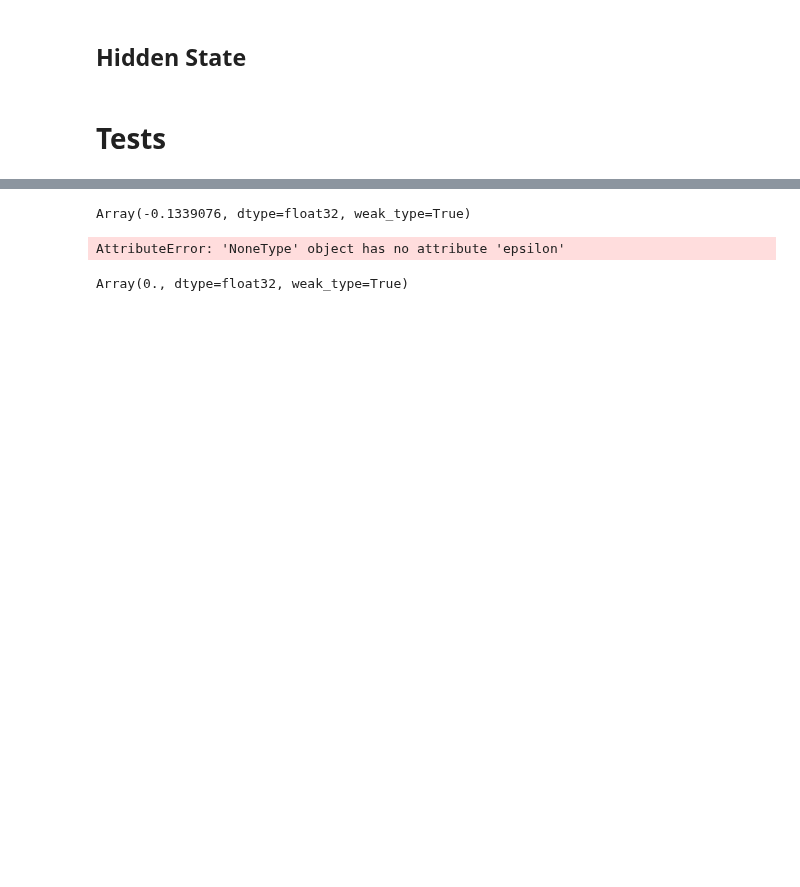
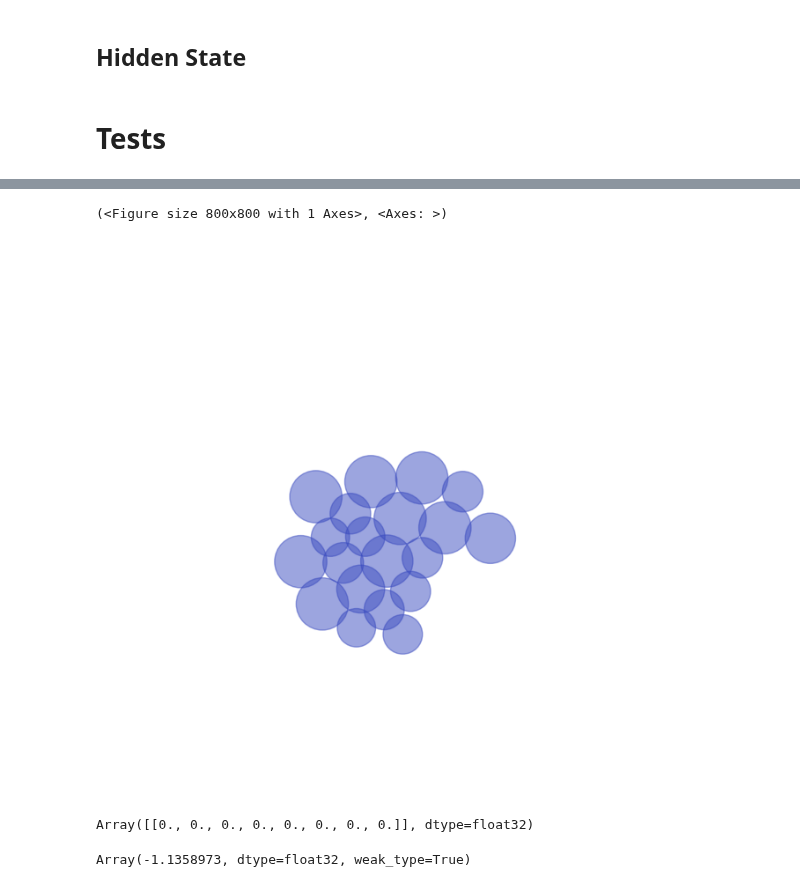
Before and after one commit to fmottes/jax-morph, a Jupyter notebook: notebooks/00_EQX_REFACTOR.ipynb, the cells around one changed output, grey strips where cells are left out. Drawn from its saved outputs; the diff is of its cells as text; code cells hidden in the pictures; blank space fills up the shorter version.

Commit message:
simulation working - zero grads (not actually reparam?)

```diff
--- a/notebooks/00_EQX_REFACTOR.ipynb
+++ b/notebooks/00_EQX_REFACTOR.ipynb
@@ -740,3 +706,26 @@ key, subkey = jax.random.split(key)
+# %%
+disp, shift = jax_md.space.free()
+
+N_DIM = 2
+N = 15
+
+N_CHEM = 2
+N_HIDDEN = 8
+
+
+test_state = CellState(
+    displacement=disp,
+    shift=shift,
+    position=np.zeros(shape=(N,N_DIM)),
+    celltype=np.zeros(shape=(N,1)).at[0].set(1),
+    radius=np.zeros(shape=(N,1)).at[0].set(.5),
+    division=np.zeros(shape=(N,1)).at[0].set(1.),
+    chemical=np.zeros(shape=(N,N_CHEM)),
+    secretion_rate=np.zeros(shape=(N,N_CHEM)).at[0].set(1.),
+    chemical_grad=np.zeros(shape=(N,int(N_DIM*N_CHEM))),
+    hidden_state=np.zeros(shape=(N,N_HIDDEN)).at[0].set(jax.random.uniform(subkey, shape=(N_HIDDEN,))),
+    mechanical_stress=np.zeros(shape=(N,1)),
+)
 # %%
 mech_potential = MorsePotential(epsilon=np.asarray(3.), alpha=2.8)
 
@@ -744,11 +733,14 @@ mech_potential = MorsePotential(epsilon=np.asarray(3.), alpha=2.8)
 
 model = eqx.nn.Sequential(
     layers=[
-        CellDivisionReparam(birth_radius_multiplier=np.asarray(.5)),
-        CellGrowth(growth_rate=np.asarray(.03), max_radius=1.1, growth_type='linear'),
+        CellDivisionReparam(),
+        CellGrowth(growth_rate=.03, max_radius=.5, growth_type='linear'),
         SGDMechanicalRelaxation(mech_potential),
-        SteadyStateDiffusion(degradation_rate=np.asarray(2.), diffusion_coeff=.5),
+        SecretionMLP(test_state, input_fields=['hidden_state'], key=key),
+        SteadyStateDiffusion(degradation_rate=1., diffusion_coeff=.05),
         LocalChemicalGradients(),
+        HiddenStateMLP(test_state, input_fields=['chemical','hidden_state'], key=key),
+        DivisionMLP(test_state, input_fields=['hidden_state'], key=key)
         # RelaxAndStress(
             # relax=SGDMechanicalRelaxation(mech_potential),
             # stress=LocalMechanicalStress(mech_potential)
@@ -756,12 +748,14 @@ model = eqx.nn.Sequential(
         # LocalMechanicalStress(mech_potential)
     ])
 
+
+@eqx.filter_jit
 def loss(model, state, key):
 
-    for i in range(3):
+    for i in range(9):
         key, subkey = jax.random.split(key)
         state = model(state, key=subkey)
 
     return (state.position[:,1]**2).sum(), state
 # %%
-_, s = loss(model, test_state2, subkey)
+_, s = loss(model, test_state, subkey)
@@ -788,5 +762,5 @@ CellState(
 # %%
-g, s = eqx.filter_grad(loss, has_aux=True)(model, test_state2, subkey)
+g = eqx.filter_grad(loss, has_aux=True)(model, test_state, subkey)
 # %%
 g
 # %% [output]
@@ -810,12 +840,13 @@ Sequential(
+# %%
+draw_circles_ctype(s)
+# %% [output]
+(<Figure size 800x800 with 1 Axes>, <Axes: >)
+[figure, added]
+# %%
+g[0].layers[-1].mlp.layers[0].weight
+# %% [output]
+Array([[0., 0., 0., 0., 0., 0., 0., 0.]], dtype=float32)
 # %%
-g.layers[-1].shared.pytree[0].mechanical_potential.epsilon
+g[0].layers[2].mechanical_potential.epsilon
 # %% [output]
-Array(-0.1339076, dtype=float32, weak_type=True)
+Array(-1.1358973, dtype=float32, weak_type=True)
-# %%
-g.layers[-1].shared.pytree[1].mechanical_potential.epsilon
-# %% [output]
-AttributeError: 'NoneType' object has no attribute 'epsilon'
-# %%
-g.layers[-1].mechanical_potential.epsilon
-# %% [output]
-Array(0., dtype=float32, weak_type=True)
```
Also changed, not shown: parts of 13 cells of this notebook.
